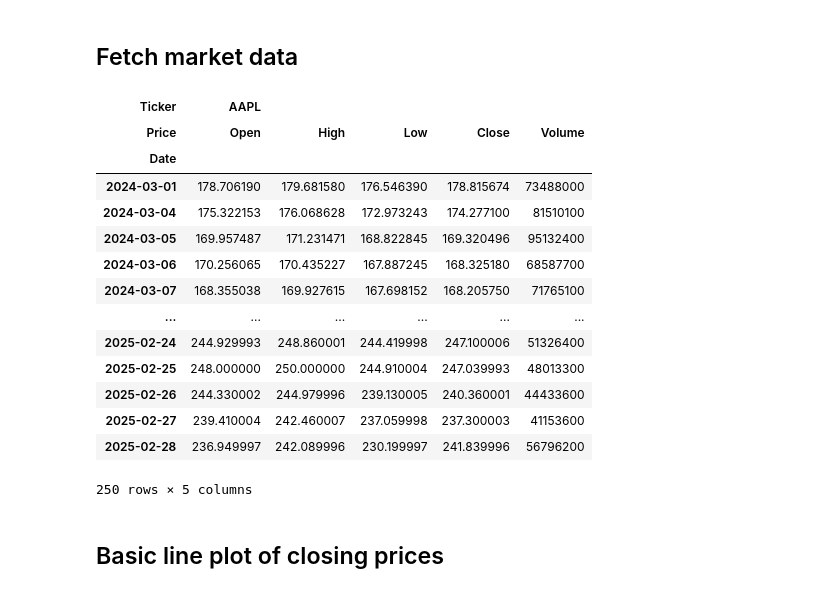
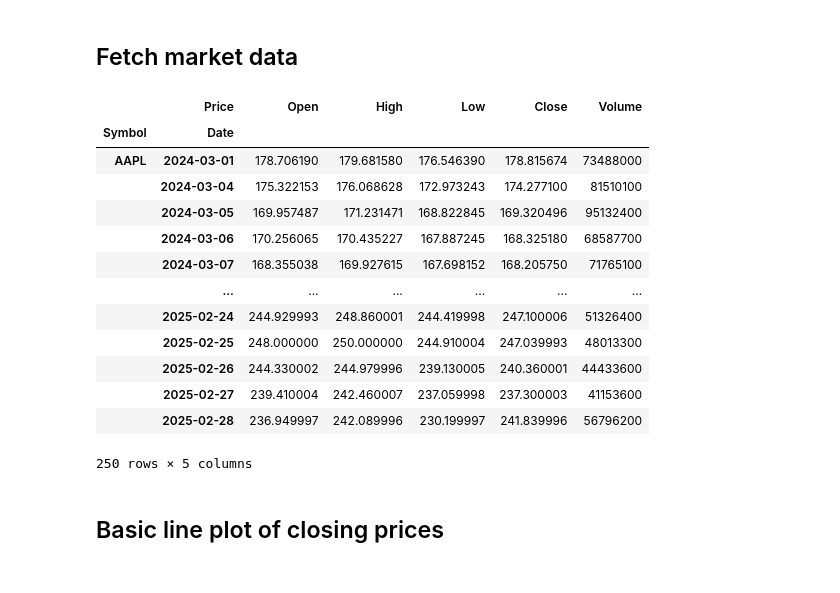
Before and after one commit to jrosebr1/pythonfintech, a Jupyter notebook: plotting-stock-charts-mplfinance.ipynb, the cells around one changed output. Saved outputs shown, nothing was run; the diff lists cells and outputs as text; code cells hidden in the pictures.

Commit message:
Updated plotting notebook to use preferred multi-index structure

```diff
--- a/plotting-stock-charts-mplfinance.ipynb
+++ b/plotting-stock-charts-mplfinance.ipynb
@@ -25,30 +25,36 @@ ticker = "AAPL"
 # %%
 # download market data
 df = yf.download(
     tickers=ticker,
     start=start_date,
     end=end_date,
     interval="1d",
     group_by="ticker",
     auto_adjust=True,
     progress=False
 )
+
+# restructure the default multi-index dataframe to our preferred format
+df = df.stack(level="Ticker", future_stack=True)
+df.index.names = ["Date", "Symbol"]
+df = df[["Open", "High", "Low", "Close", "Volume"]]
+df = df.swaplevel(0, 1)
+df = df.sort_index()
 df
 # %% [output]
-| Ticker | AAPL |  |  |  |  |
-| Price | Open | High | Low | Close | Volume |
-| Date |  |  |  |  |  |
-| 2024-03-01 | 178.706190 | 179.681580 | 176.546390 | 178.815674 | 73488000 |
-| 2024-03-04 | 175.322153 | 176.068628 | 172.973243 | 174.277100 | 81510100 |
-| 2024-03-05 | 169.957487 | 171.231471 | 168.822845 | 169.320496 | 95132400 |
-| 2024-03-06 | 170.256065 | 170.435227 | 167.887245 | 168.325180 | 68587700 |
-| 2024-03-07 | 168.355038 | 169.927615 | 167.698152 | 168.205750 | 71765100 |
-| ... | ... | ... | ... | ... | ... |
-| 2025-02-24 | 244.929993 | 248.860001 | 244.419998 | 247.100006 | 51326400 |
-| 2025-02-25 | 248.000000 | 250.000000 | 244.910004 | 247.039993 | 48013300 |
-| 2025-02-26 | 244.330002 | 244.979996 | 239.130005 | 240.360001 | 44433600 |
-| 2025-02-27 | 239.410004 | 242.460007 | 237.059998 | 237.300003 | 41153600 |
-| 2025-02-28 | 236.949997 | 242.089996 | 230.199997 | 241.839996 | 56796200 |
+|  | Price | Open | High | Low | Close | Volume |
+| Symbol | Date |  |  |  |  |  |
+| AAPL | 2024-03-01 | 178.706190 | 179.681580 | 176.546390 | 178.815674 | 73488000 |
+|  | 2024-03-04 | 175.322153 | 176.068628 | 172.973243 | 174.277100 | 81510100 |
+|  | 2024-03-05 | 169.957487 | 171.231471 | 168.822845 | 169.320496 | 95132400 |
+|  | 2024-03-06 | 170.256065 | 170.435227 | 167.887245 | 168.325180 | 68587700 |
+|  | 2024-03-07 | 168.355038 | 169.927615 | 167.698152 | 168.205750 | 71765100 |
+|  | ... | ... | ... | ... | ... | ... |
+|  | 2025-02-24 | 244.929993 | 248.860001 | 244.419998 | 247.100006 | 51326400 |
+|  | 2025-02-25 | 248.000000 | 250.000000 | 244.910004 | 247.039993 | 48013300 |
+|  | 2025-02-26 | 244.330002 | 244.979996 | 239.130005 | 240.360001 | 44433600 |
+|  | 2025-02-27 | 239.410004 | 242.460007 | 237.059998 | 237.300003 | 41153600 |
+|  | 2025-02-28 | 236.949997 | 242.089996 | 230.199997 | 241.839996 | 56796200 |
 250 rows × 5 columns
 # %% [markdown]
 ## Basic line plot of closing prices
```
Also changed, not shown: parts of 5 cells of this notebook, 1 other file.
